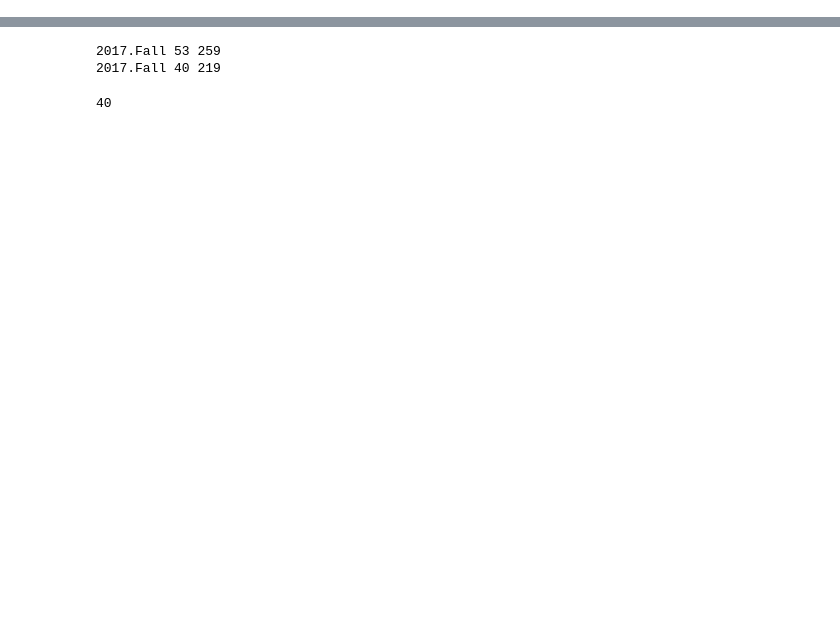
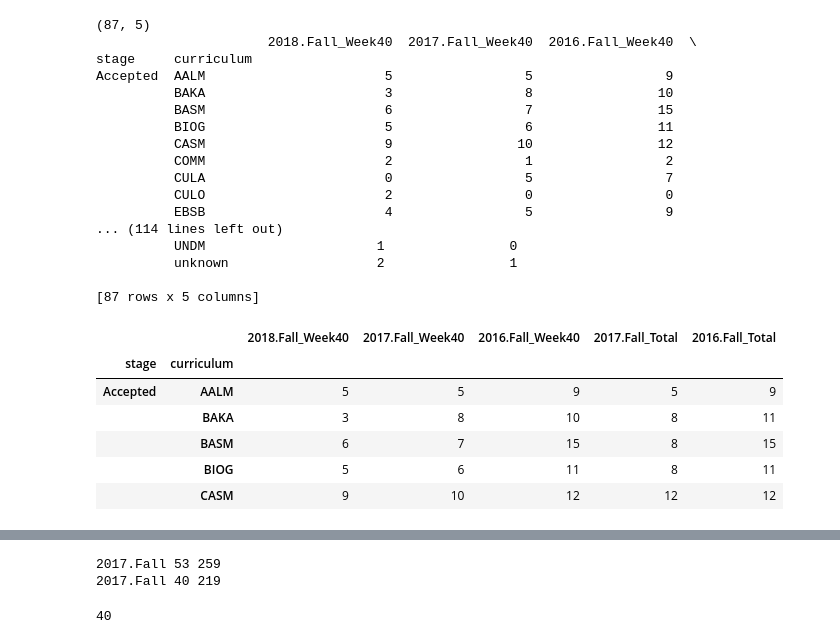
Before and after one commit to JeffWalton-PSC/Admissions, a Jupyter notebook: funnel/Table_ByProgram.ipynb, the cells around one changed output, grey strips where cells are left out. Cells and saved outputs as stored; diff of their text form; code cells hidden in the pictures; blank space fills up the shorter version.

```diff
--- a/funnel/Table_ByProgram.ipynb
+++ b/funnel/Table_ByProgram.ipynb
@@ -79 +129,44 @@ KeyError: 'year_term'
+# %%
+tab_df = pd.DataFrame({this_yearterm+'_Week'+str(week) : summ.loc[(this_yearterm,)][str(week)]})
+tab_df = pd.concat([tab_df,  pd.DataFrame({last_yearterm+'_Week'+str(week) : summ.loc[(last_yearterm,)][str(week)]})],
+                    axis = 1,
+                    sort=True)
+tab_df = pd.concat([tab_df,  pd.DataFrame({twoyrago_yearterm+'_Week'+str(week) : summ.loc[(twoyrago_yearterm,)][str(week)]})],
+                    axis = 1,
+                    sort=True)
+tab_df = pd.concat([tab_df,  pd.DataFrame({last_yearterm+'_Total' : summ.loc[(last_yearterm,)]['53']})],
+                    axis = 1,
+                    sort=True)
+tab_df = pd.concat([tab_df,  pd.DataFrame({twoyrago_yearterm+'_Total' : summ.loc[(twoyrago_yearterm,)]['53']})],
+                    axis = 1,
+                    sort=True)
+tab_df = tab_df.fillna(0).astype(int)
+print(tab_df.shape)
+print(tab_df)
+tab_df.head()
+# %% [output]
+(87, 5)
+                      2018.Fall_Week40  2017.Fall_Week40  2016.Fall_Week40  \
+stage     curriculum
+Accepted  AALM                       5                 5                 9
+          BAKA                       3                 8                10
+          BASM                       6                 7                15
+          BIOG                       5                 6                11
+          CASM                       9                10                12
+          COMM                       2                 1                 2
+          CULA                       0                 5                 7
+          CULO                       2                 0                 0
+          EBSB                       4                 5                 9
+... (114 lines left out)
+          UNDM                      1                0
+          unknown                   2                1
+
+[87 rows x 5 columns]
+|  |  | 2018.Fall_Week40 | 2017.Fall_Week40 | 2016.Fall_Week40 | 2017.Fall_Total | 2016.Fall_Total |
+| stage | curriculum |  |  |  |  |  |
+| Accepted | AALM | 5 | 5 | 9 | 5 | 9 |
+|  | BAKA | 3 | 8 | 10 | 8 | 11 |
+|  | BASM | 6 | 7 | 15 | 8 | 15 |
+|  | BIOG | 5 | 6 | 11 | 8 | 11 |
+|  | CASM | 9 | 10 | 12 | 12 | 12 |
 # %%
```
Also changed, not shown: parts of 40 cells of this notebook, 1 other file.
